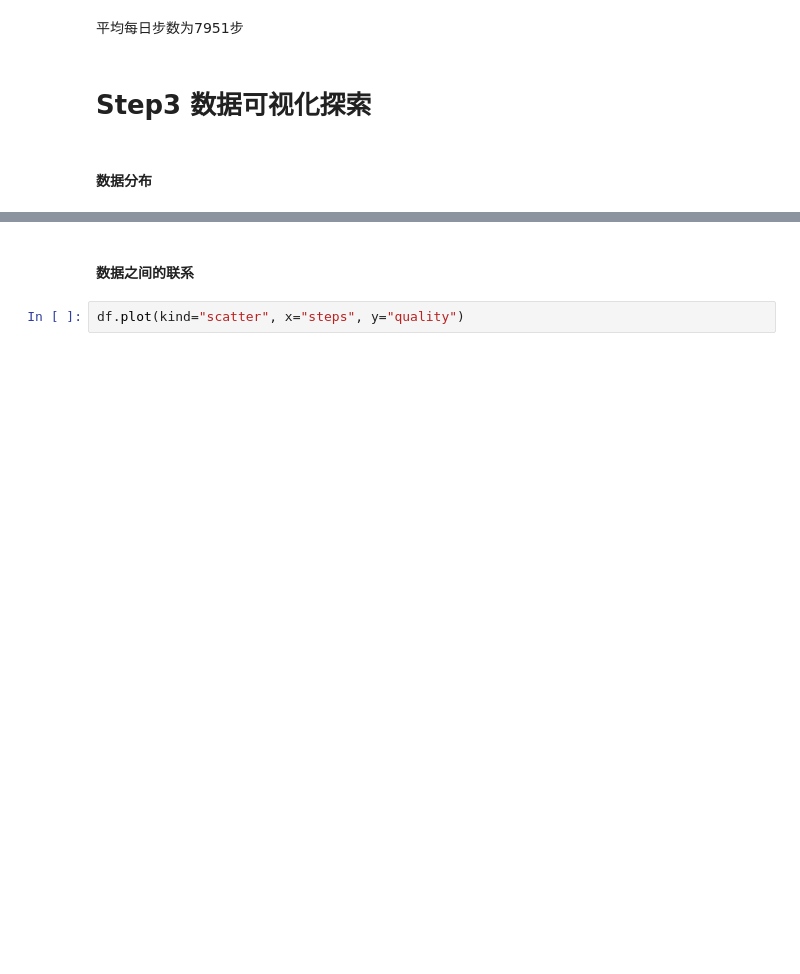
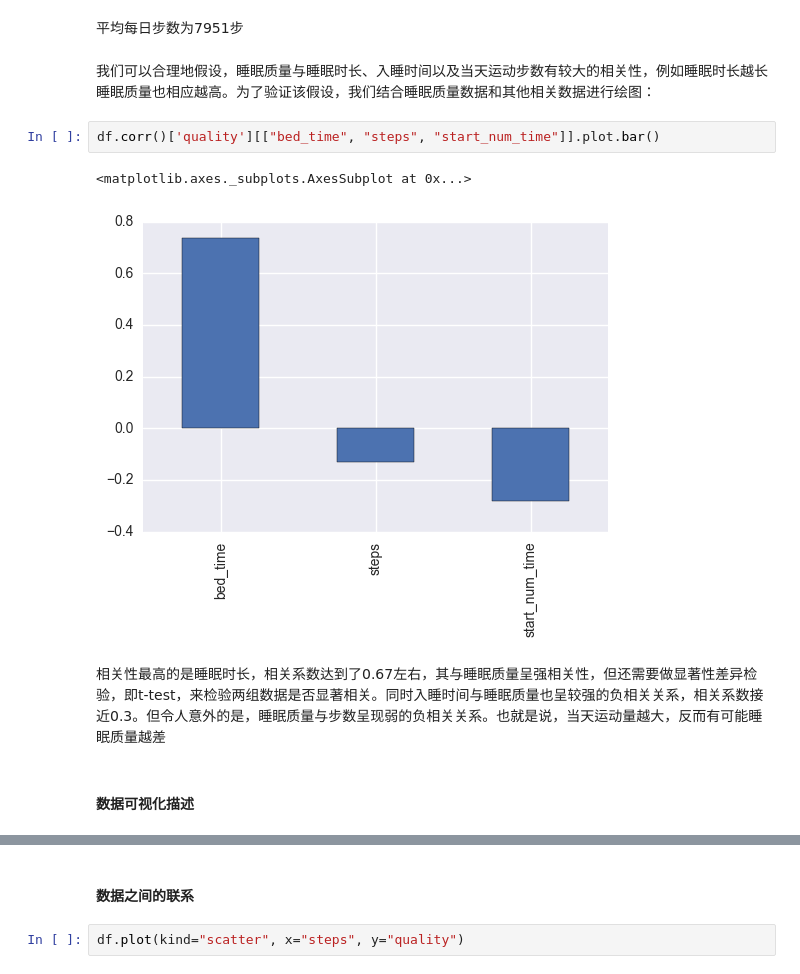
Before and after one commit to nannagentleman/learn-python, a Jupyter notebook: Sleep Data.ipynb, the cells around one changed output, grey strips where cells are left out. Saved outputs shown, nothing was run; the diff lists cells and outputs as text; blank space fills up the shorter version.

```diff
--- a/Sleep Data.ipynb
+++ b/Sleep Data.ipynb
@@ -259,9 +317,16 @@ np.mean(steps)
 # %% [markdown]
 平均每日步数为7951步
-# %% [markdown]
-# Step3 数据可视化探索
+# %% [markdown]
+我们可以合理地假设，睡眠质量与睡眠时长、入睡时间以及当天运动步数有较大的相关性，例如睡眠时长越长睡眠质量也相应越高。为了验证该假设，我们结合睡眠质量数据和其他相关数据进行绘图：
+# %%
+df.corr()['quality'][["bed_time", "steps", "start_num_time"]].plot.bar()
+# %% [output]
+<matplotlib.axes._subplots.AxesSubplot at 0x...>
+[figure, added]
+# %% [markdown]
+相关性最高的是睡眠时长，相关系数达到了0.67左右，其与睡眠质量呈强相关性，但还需要做显著性差异检验，即t-test，来检验两组数据是否显著相关。同时入睡时间与睡眠质量也呈较强的负相关关系，相关系数接近0.3。但令人意外的是，睡眠质量与步数呈现弱的负相关关系。也就是说，当天运动量越大，反而有可能睡眠质量越差
 # %% [markdown]
-#### 数据分布
+#### 数据可视化描述
 # %%
 df['steps'].plot()
 # %% [output]
```
Also changed, not shown: parts of 78 cells of this notebook.
